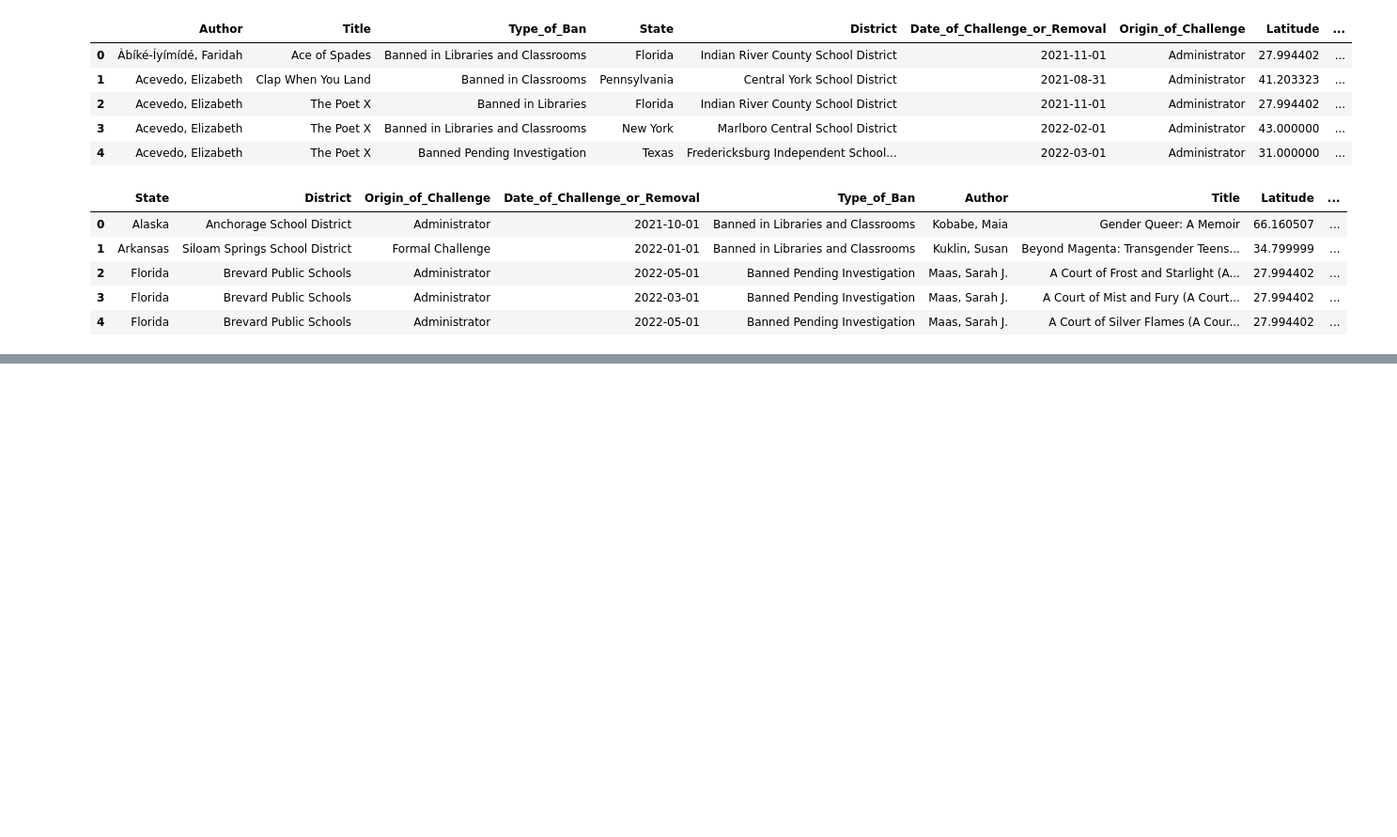
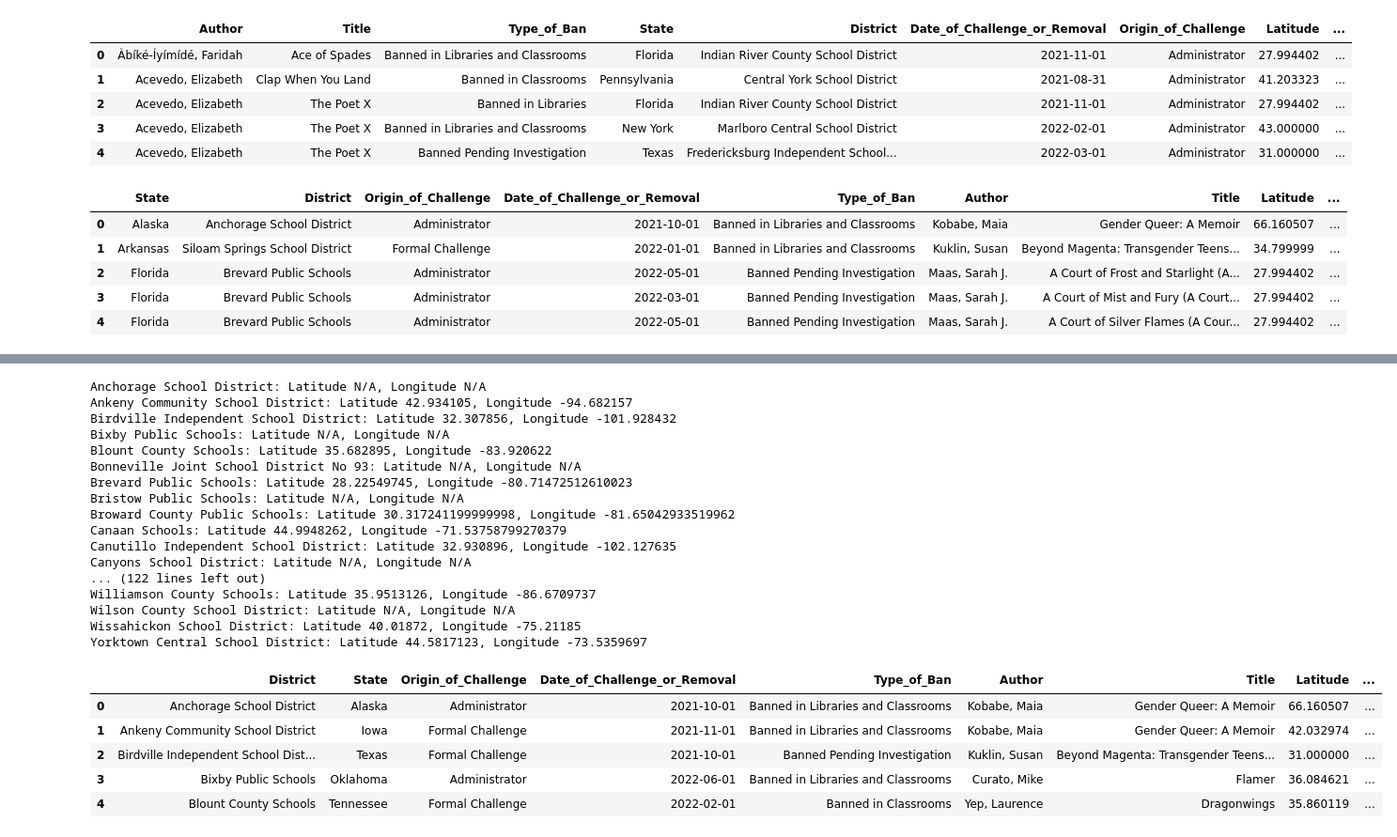
Before and after one commit to peatk/Group1-Project-2, a Jupyter notebook: data_cleanup.ipynb, the cells around one changed output, grey strips where cells are left out. Shown: that part at 94% size. Drawn from its saved outputs; the diff is of its cells as text; code cells hidden in the pictures; blank space fills up the shorter version.

```diff
--- a/data_cleanup.ipynb
+++ b/data_cleanup.ipynb
@@ -75,0 +93,75 @@ state_district_df.to_json('data/state_district.json', orient='records',force_asc
+# %%
+import requests
+import numpy as np
+
+# Your Geoapify API key
+api_key = "bc76e695f9e54cebae157ec8551f0c47"
+
+
+dis_lat = []
+dis_lng = []
+# Assuming 'state_district_df' is your DataFrame and it has columns 'District' and 'State'
+for index, row in state_district_group_df.iterrows():
+    district = row['District']
+    state = row['State']  # Ensure this column exists in your DataFrame
+    # Constructing the request URL
+    url = f"https://api.geoapify.com/v1/geocode/search?text={district}, United States&apiKey={api_key}"
+
+    # Sending the request and storing the response object
+    response = requests.get(url)
+
+    # Checking if the request was successful
+    if response.status_code == 200:
+        data = response.json()
+        matched = False  # Initialize flag to check if we found a matching state
+
+        # Iterate through each feature to find a matching state
+        for feature in data['features']:
+            # Some responses might not have 'state' in 'properties', so use get() with a default value
+            feature_state = feature['properties'].get('state', '').lower()
+            if feature_state == state.lower():
+                lat = feature['geometry']['coordinates'][1]
+                lng = feature['geometry']['coordinates'][0]
+                print(f"{district}: Latitude {lat}, Longitude {lng}")
+                dis_lat.append(lat)
+                dis_lng.append(lng)
+                matched = True
+                break
+
+        if not matched:
+            lat = "N/A"
+            lng = "N/A"
+            print(f"{district}: Latitude {lat}, Longitude {lng}")
+            dis_lat.append(lat)
+            dis_lng.append(lng)
+
+    else:
+        print(f"Failed to fetch data for {district}, Status code: {response.status_code}")
+
+state_district_group_df["Dis_lat"] = dis_lat
+state_district_group_df["Dis_lng"] = dis_lng
+state_district_group_df.head()
+# %% [output]
+Anchorage School District: Latitude N/A, Longitude N/A
+Ankeny Community School District: Latitude 42.934105, Longitude -94.682157
+Birdville Independent School District: Latitude 32.307856, Longitude -101.928432
+Bixby Public Schools: Latitude N/A, Longitude N/A
+Blount County Schools: Latitude 35.682895, Longitude -83.920622
+Bonneville Joint School District No 93: Latitude N/A, Longitude N/A
+Brevard Public Schools: Latitude 28.22549745, Longitude -80.71472512610023
+Bristow Public Schools: Latitude N/A, Longitude N/A
+Broward County Public Schools: Latitude 30.317241199999998, Longitude -81.65042933519962
+Canaan Schools: Latitude 44.9948262, Longitude -71.53758799270379
+Canutillo Independent School District: Latitude 32.930896, Longitude -102.127635
+Canyons School District: Latitude N/A, Longitude N/A
+... (122 lines left out)
+Williamson County Schools: Latitude 35.9513126, Longitude -86.6709737
+Wilson County School District: Latitude N/A, Longitude N/A
+Wissahickon School District: Latitude 40.01872, Longitude -75.21185
+Yorktown Central School District: Latitude 44.5817123, Longitude -73.5359697
+|  | District | State | Origin_of_Challenge | Date_of_Challenge_or_Removal | Type_of_Ban | Author | Title | Latitude | ... |
+| 0 | Anchorage School District | Alaska | Administrator | 2021-10-01 | Banned in Libraries and Classrooms | Kobabe, Maia | Gender Queer: A Memoir | 66.160507 | ... |
+| 1 | Ankeny Community School District | Iowa | Formal Challenge | 2021-11-01 | Banned in Libraries and Classrooms | Kobabe, Maia | Gender Queer: A Memoir | 42.032974 | ... |
+| 2 | Birdville Independent School Dist... | Texas | Formal Challenge | 2021-10-01 | Banned Pending Investigation | Kuklin, Susan | Beyond Magenta: Transgender Teens... | 31.000000 | ... |
+| 3 | Bixby Public Schools | Oklahoma | Administrator | 2022-06-01 | Banned in Libraries and Classrooms | Curato, Mike | Flamer | 36.084621 | ... |
+| 4 | Blount County Schools | Tennessee | Formal Challenge | 2022-02-01 | Banned in Classrooms | Yep, Laurence | Dragonwings | 35.860119 | ... |
```
Also changed, not shown: parts of 7 cells of this notebook, 4 other files.
